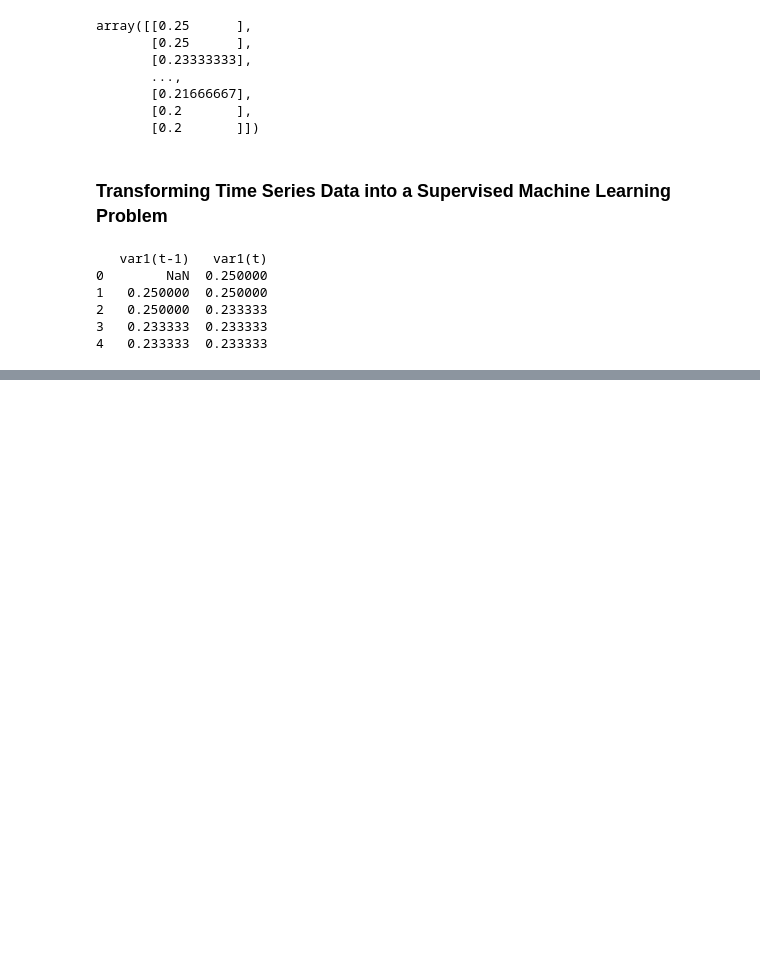
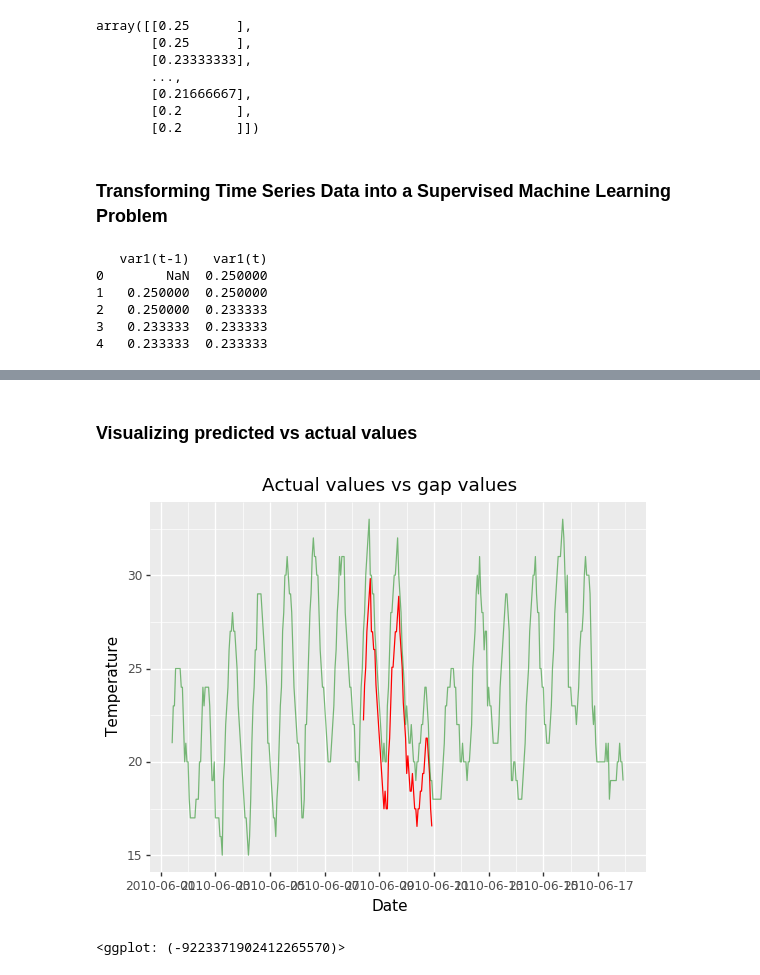
Before and after one commit to gentrexha/energy_efficient_ds, a Jupyter notebook: Assignment P2/notebooks/Assignment_P2.ipynb, the cells around one changed output, grey strips where cells are left out. Saved outputs shown, nothing was run; the diff lists cells and outputs as text; code cells hidden in the pictures; blank space fills up the shorter version.

```diff
--- a/Assignment P2/notebooks/Assignment_P2.ipynb
+++ b/Assignment P2/notebooks/Assignment_P2.ipynb
@@ -267,0 +286,13 @@ ValueError: Error when checking input: expected lstm_1_input to have 3 dimension
+# %% [markdown]
+### Visualizing predicted vs actual values
+# %%
+# Insert predicted values into df_gap
+df_gap.iloc[nan_indexes[0]:nan_indexes[-1]+1, 0] = inv_yhat
+df1 = df_gap.iloc[nan_indexes[0]:nan_indexes[-1]]
+df2 = df_pred.iloc[nan_indexes[0]-24*7:nan_indexes[-1]+24*7]
+
+g1 = ggplot() + geom_line(df1, aes('df1.index', 'temp'), color='red') + geom_line(df2, aes('df2.index', 'temp'), color='green', alpha=0.5) + labs(x='Date', y='Temperature', title='Actual values vs gap values')
+print(g1)
+# %% [output]
+[figure, added]
+<ggplot: (-9223371902412265570)>
```
Also changed, not shown: parts of 12 cells of this notebook, 4 other files.
